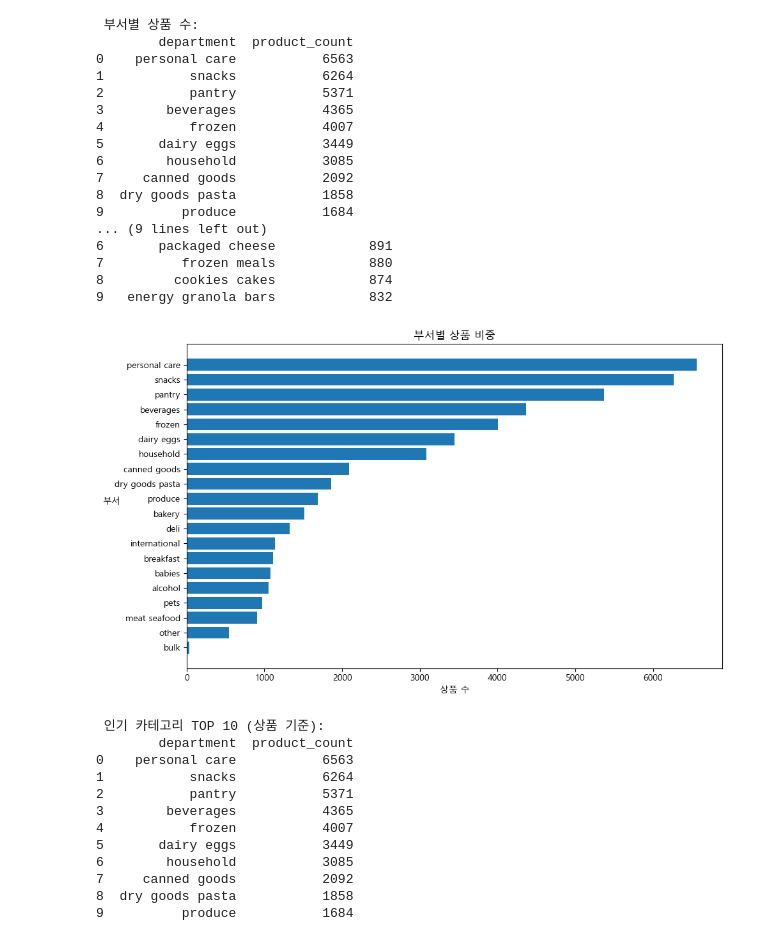
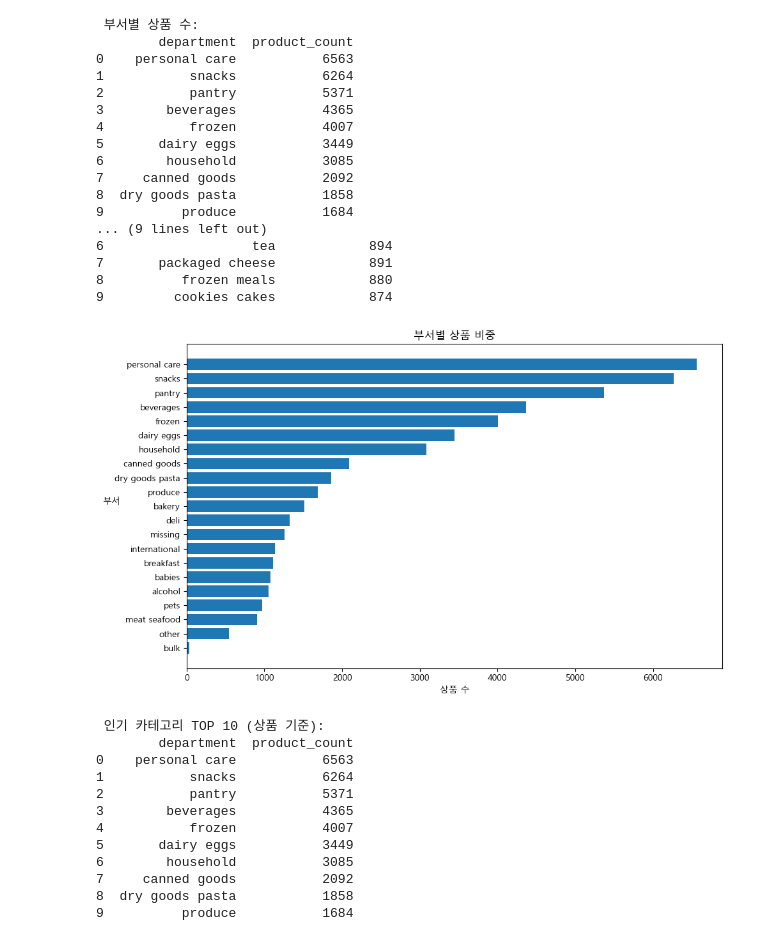
Before and after one commit to birdhui/K-Pick, a Jupyter notebook: notebooks/01_eda_metadata.ipynb, the cells around one changed output. Cells and saved outputs as stored; diff of their text form; code cells hidden in the pictures.

```diff
--- a/notebooks/01_eda_metadata.ipynb
+++ b/notebooks/01_eda_metadata.ipynb
@@ -15,7 +15,6 @@ departments = pd.read_csv('../data/departments.csv')
 # products + aisles + departments
 df = products.merge(aisles, on='aisle_id', how='left')
 df = df.merge(departments, on='department_id', how='left')
-df = df[df['aisle'] != 'missing']
 
 # -----------------------------
 # 3. 부서별 상품 수 분석
@@ -46,38 +45,38 @@ plt.rcParams['axes.unicode_minus'] = False
 plt.figure(figsize=(10, 6))
 plt.barh(dept_counts['department'], dept_counts['product_count'])
 plt.xlabel('상품 수')
 plt.ylabel('부서', rotation=0)
 plt.title('부서별 상품 비중')
 plt.gca().invert_yaxis()
 plt.tight_layout()
 plt.show()
 
 # -----------------------------
 # 6. 인기 카테고리 TOP 10 (상품 기준)
 # -----------------------------
 top10_departments = dept_counts.head(10)
 
 print("\n 인기 카테고리 TOP 10 (상품 기준):")
 print(top10_departments)
 # %% [output]
  부서별 상품 수:
         department  product_count
 0    personal care           6563
 1           snacks           6264
 2           pantry           5371
 3        beverages           4365
 4           frozen           4007
 5       dairy eggs           3449
 6        household           3085
 7     canned goods           2092
 8  dry goods pasta           1858
 9          produce           1684
 ... (9 lines left out)
-6       packaged cheese            891
-7          frozen meals            880
-8         cookies cakes            874
-9   energy granola bars            832
+6                   tea            894
+7       packaged cheese            891
+8          frozen meals            880
+9         cookies cakes            874
-[figure, old version]
+[figure, new version]
  인기 카테고리 TOP 10 (상품 기준):
         department  product_count
 0    personal care           6563
```
